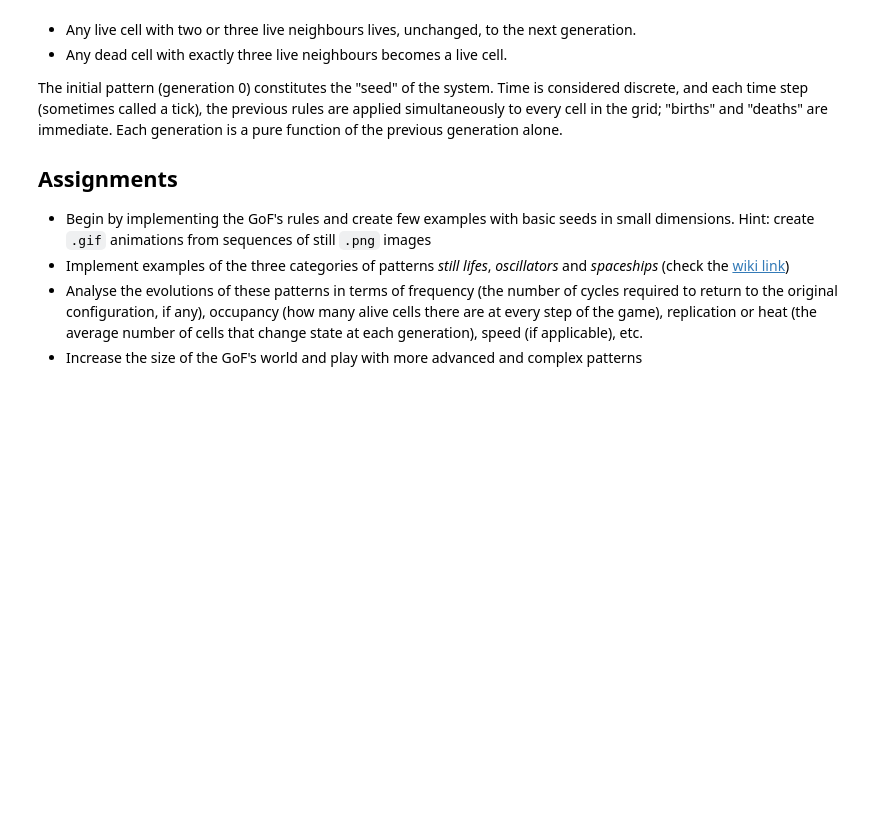
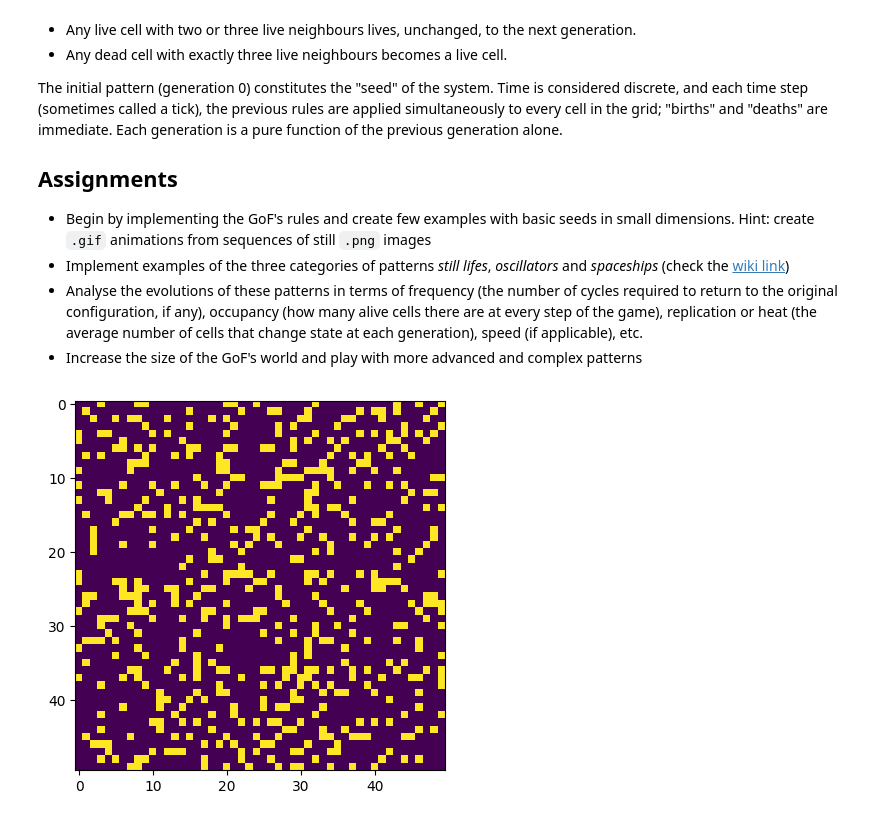
Before and after one commit to ciminoV/SCWP23Project_Group2, a Jupyter notebook: Project.ipynb, the cells around one changed output. Saved outputs shown, nothing was run; the diff lists cells and outputs as text; code cells hidden in the pictures; blank space fills up the shorter version.

```diff
--- a/Project.ipynb
+++ b/Project.ipynb
@@ -31,9 +38,11 @@ from IPython.display import Image
 # %%
 ON = 255  # Alive cell value
 OFF = 0   # Dead cell value
-N = 100   # Size of the grid (N x N)
 
-def update(frameNum, img, grid):
+n_steps = 30 # Total number of steps
+it = 100 # Time between each step
+
+def update(frame_num, img, grid, initial_grid, step):
     newGrid = grid.copy()
 
     Nr = grid.shape[0]
@@ -55,6 +64,10 @@ def update(frameNum, img, grid):
 
     img.set_data(newGrid)
     grid[:] = newGrid[:]
+
+    # Append 1 if the pattern returned to the original configuration; 0 otherwise
+    step.append(1 if np.array_equal(grid,initial_grid) else 0)
+
     return img
 
 
@@ -99,17 +112,26 @@ def saveFrame(frameNum, img, grid):
     return img
 # %%
 # Random generation example
-grid = np.random.choice([ON, OFF], N*N, p=[0.2, 0.8]).reshape(N, N)
+N = 50
+random_grid = np.random.choice([ON, OFF], N*N, p=[0.2, 0.8]).reshape(N, N)
+
+# Original configuration
+random_igrid = random_grid.copy()
+
+# List of step status: the i-th element is 1 if the pattern returned to the original configuration; 0 otherwise
+step_cycle = []
 
 # Plot generation
 fig, ax = plt.subplots()
-img = ax.imshow(grid, interpolation='nearest')
+img = ax.imshow(random_grid, interpolation='nearest')
 plt.plot()
 
 # Set up the animation
-random_out = animation.FuncAnimation(fig, update, fargs=(img, grid),
+random_out = animation.FuncAnimation(fig, update, fargs=(img, random_grid, random_igrid, step_cycle),
                             frames=60, interval=1000,
-                            init_func=lambda: saveFrame(0, img, grid))
+                            init_func=lambda: saveFrame(0, img, random_grid))
+# %% [output]
+[figure, added]
 # %%
 # Save and show animation
 gif_name = 'random_example.gif'
```
Also changed, not shown: parts of 9 cells of this notebook.
